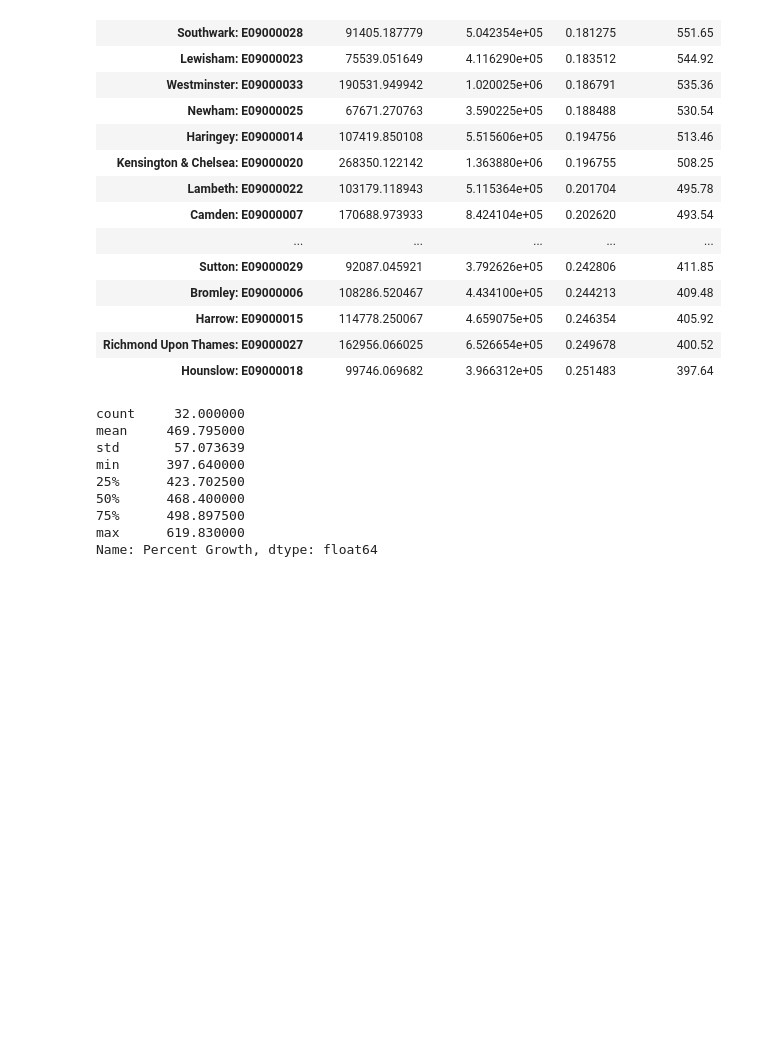
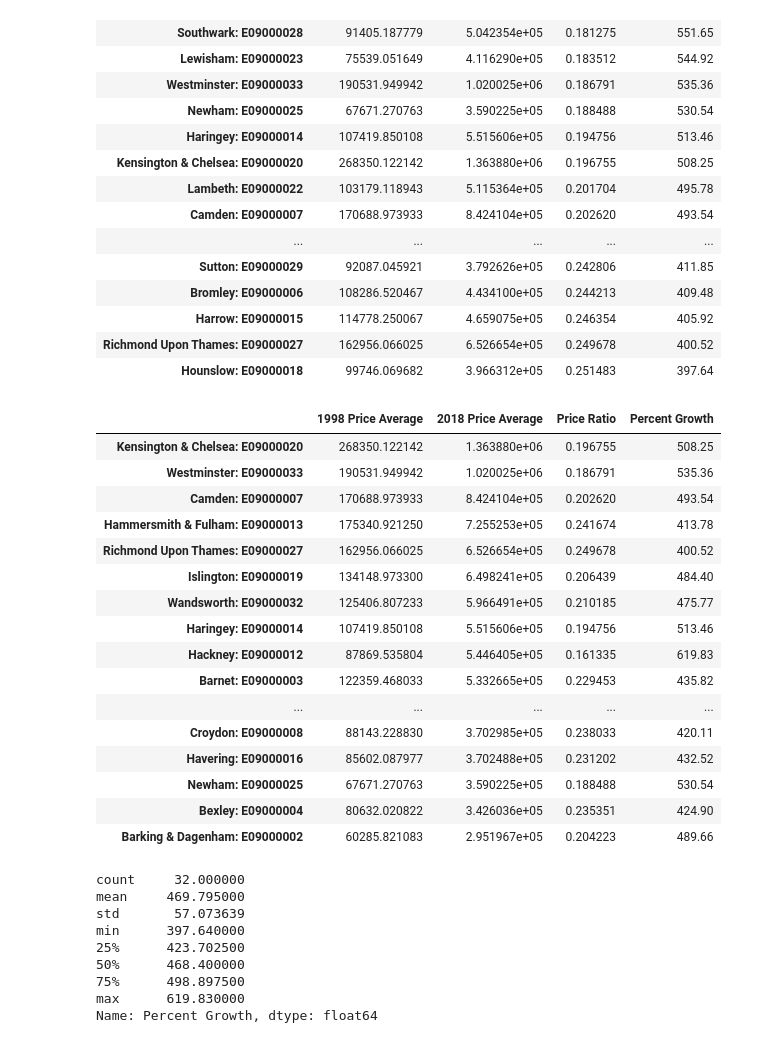
Before and after one commit to Dylan-C-Neal/Springboard-Data-Science-Career-Track, a Jupyter notebook: Unit_4_Challenge_-_Tier_3.ipynb, the cells around one changed output. Cells and saved outputs as stored; diff of their text form; code cells hidden in the pictures; blank space fills up the shorter version.

Commit message:
Added avgprice DataFrame sorted by descending 2018 Price Average

```diff
--- a/Unit_4_Challenge_-_Tier_3.ipynb
+++ b/Unit_4_Challenge_-_Tier_3.ipynb
@@ -411,6 +411,27 @@ avgprice
 | Harrow: E09000015 | 114778.250067 | 4.659075e+05 | 0.246354 | 405.92 |
 | Richmond Upon Thames: E09000027 | 162956.066025 | 6.526654e+05 | 0.249678 | 400.52 |
 | Hounslow: E09000018 | 99746.069682 | 3.966312e+05 | 0.251483 | 397.64 |
+# %%
+# Print DataFrame sorted by descending price in 2018
+avgprice.sort_values(by='2018 Price Average', ascending=False)
+# %% [output]
+|  | 1998 Price Average | 2018 Price Average | Price Ratio | Percent Growth |
+| Kensington & Chelsea: E09000020 | 268350.122142 | 1.363880e+06 | 0.196755 | 508.25 |
+| Westminster: E09000033 | 190531.949942 | 1.020025e+06 | 0.186791 | 535.36 |
+| Camden: E09000007 | 170688.973933 | 8.424104e+05 | 0.202620 | 493.54 |
+| Hammersmith & Fulham: E09000013 | 175340.921250 | 7.255253e+05 | 0.241674 | 413.78 |
+| Richmond Upon Thames: E09000027 | 162956.066025 | 6.526654e+05 | 0.249678 | 400.52 |
+| Islington: E09000019 | 134148.973300 | 6.498241e+05 | 0.206439 | 484.40 |
+| Wandsworth: E09000032 | 125406.807233 | 5.966491e+05 | 0.210185 | 475.77 |
+| Haringey: E09000014 | 107419.850108 | 5.515606e+05 | 0.194756 | 513.46 |
+| Hackney: E09000012 | 87869.535804 | 5.446405e+05 | 0.161335 | 619.83 |
+| Barnet: E09000003 | 122359.468033 | 5.332665e+05 | 0.229453 | 435.82 |
+| ... | ... | ... | ... | ... |
+| Croydon: E09000008 | 88143.228830 | 3.702985e+05 | 0.238033 | 420.11 |
+| Havering: E09000016 | 85602.087977 | 3.702488e+05 | 0.231202 | 432.52 |
+| Newham: E09000025 | 67671.270763 | 3.590225e+05 | 0.188488 | 530.54 |
+| Bexley: E09000004 | 80632.020822 | 3.426036e+05 | 0.235351 | 424.90 |
+| Barking & Dagenham: E09000002 | 60285.821083 | 2.951967e+05 | 0.204223 | 489.66 |
 # %%
 # Describe Percent Growth column
 avgprice['Percent Growth'].describe()
```
